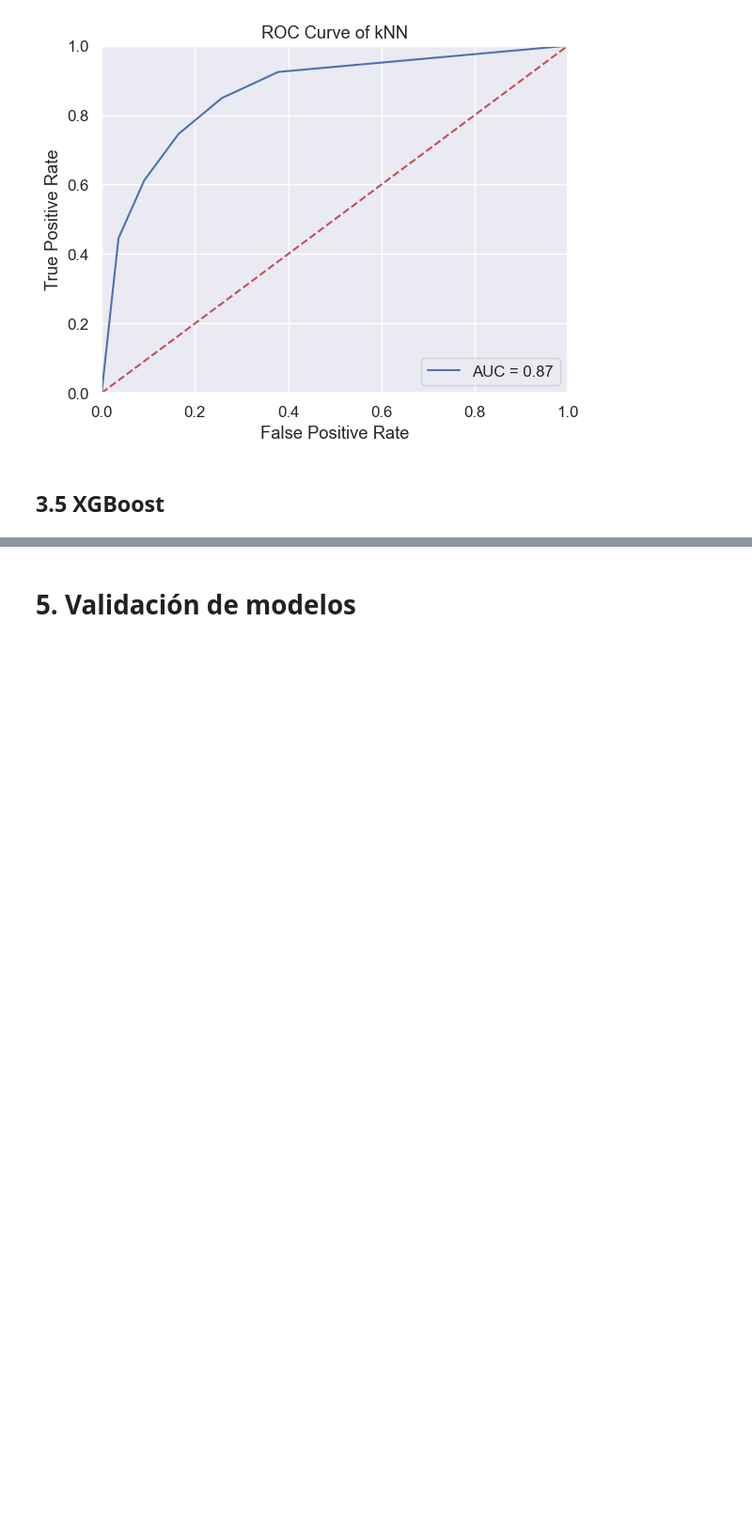
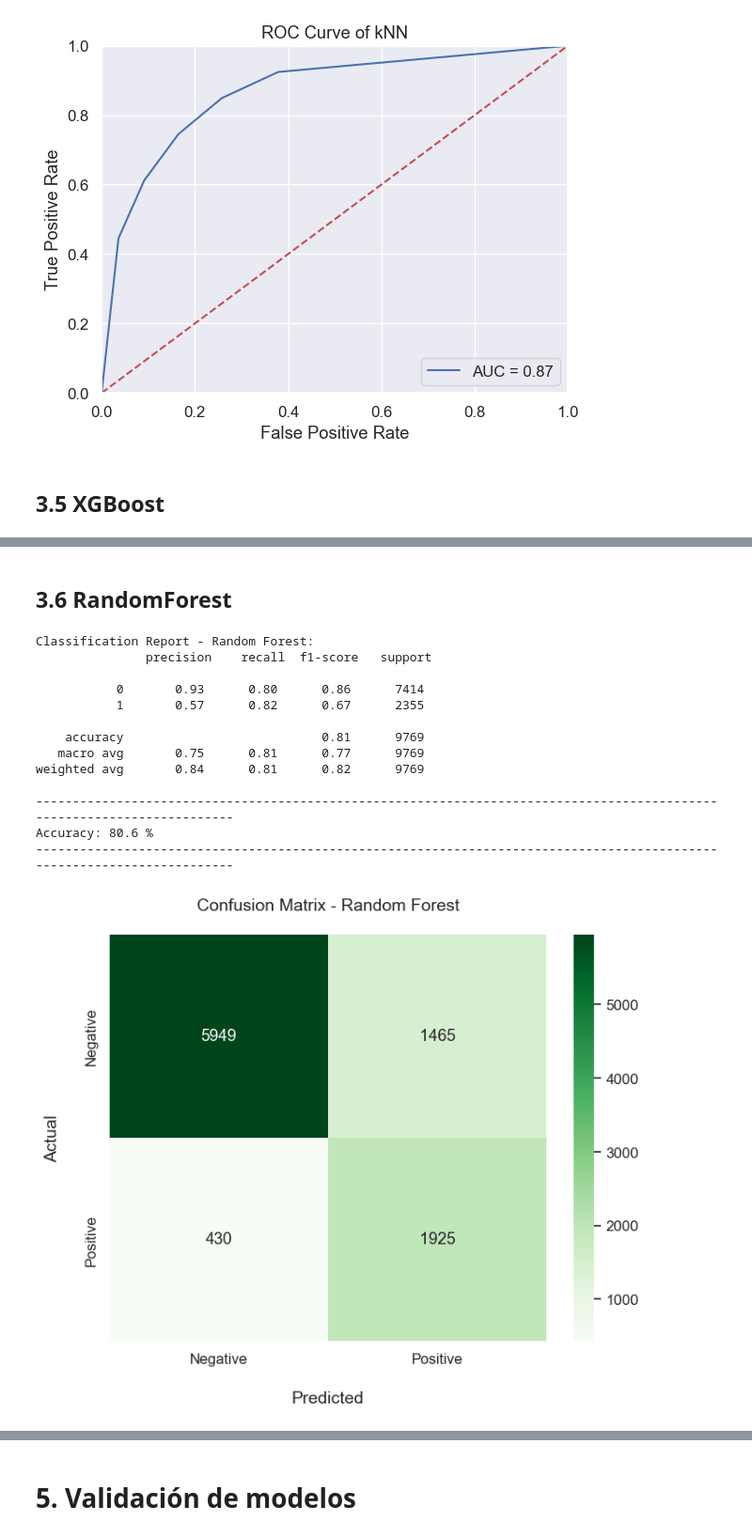
Before and after one commit to JohnOspa/ProyectoMLOps, a Jupyter notebook: notebooks/01_EDA.ipynb, the cells around one changed output, grey strips where cells are left out. Shown at 94% size. Cells and saved outputs as stored; diff of their text form; code cells hidden in the pictures; blank space fills up the shorter version.

```diff
--- a/notebooks/01_EDA.ipynb
+++ b/notebooks/01_EDA.ipynb
@@ -1243 +1243,61 @@ ROC AUC Score: 0.9182910394462305
 [figure]
+# %% [markdown]
+## **3.6 RandomForest**
+# %%
+from sklearn.ensemble import RandomForestClassifier
+
+rf = RandomForestClassifier(
+    n_estimators=200,
+    max_depth=10,
+    min_samples_split=5,
+    min_samples_leaf=2,
+    max_features='sqrt',
+    bootstrap=True,
+    random_state=42,
+    n_jobs=-1
+)
+
+# Entrenar el modelo
+rf.fit(X_train_bal, Y_train_bal.squeeze().values)
+
+# Predicciones
+y_pred_rf = rf.predict(X_test)
+y_prob_rf = rf.predict_proba(X_test)[:, 1]
+
+print("\nClassification Report - Random Forest:\n", classification_report(Y_test, y_pred_rf))
+
+print('---' * 40)
+print("Accuracy:", round(accuracy_score(Y_test, y_pred_rf)*100, 2), '%')
+print('---' * 40)
+
+# Matriz de confusión
+cm_rf = confusion_matrix(Y_test, y_pred_rf)
+
+# Visualización
+plt.figure(figsize=(8,6), dpi=100)
+sns.set(font_scale=1.1)
+
+
+ax = sns.heatmap(cm_rf, annot=True, fmt='d', cmap='Greens')
+ax.set_xlabel("Predicted", fontsize=14, labelpad=20)
+ax.xaxis.set_ticklabels(['Negative', 'Positive'])
+ax.set_ylabel("Actual", fontsize=14, labelpad=20)
+ax.yaxis.set_ticklabels(['Negative', 'Positive'])
+ax.set_title("Confusion Matrix - Random Forest", fontsize=14, pad=20)
+
+plt.show()
+# %% [output]
+Classification Report - Random Forest:
+               precision    recall  f1-score   support
+
+           0       0.93      0.80      0.86      7414
+           1       0.57      0.82      0.67      2355
+
+    accuracy                           0.81      9769
+   macro avg       0.75      0.81      0.77      9769
+weighted avg       0.84      0.81      0.82      9769
+
+------------------------------------------------------------------------------------------------------------------------
+Accuracy: 80.6 %
+------------------------------------------------------------------------------------------------------------------------
+[figure, added]
```
Also changed, not shown: parts of 11 cells of this notebook.
